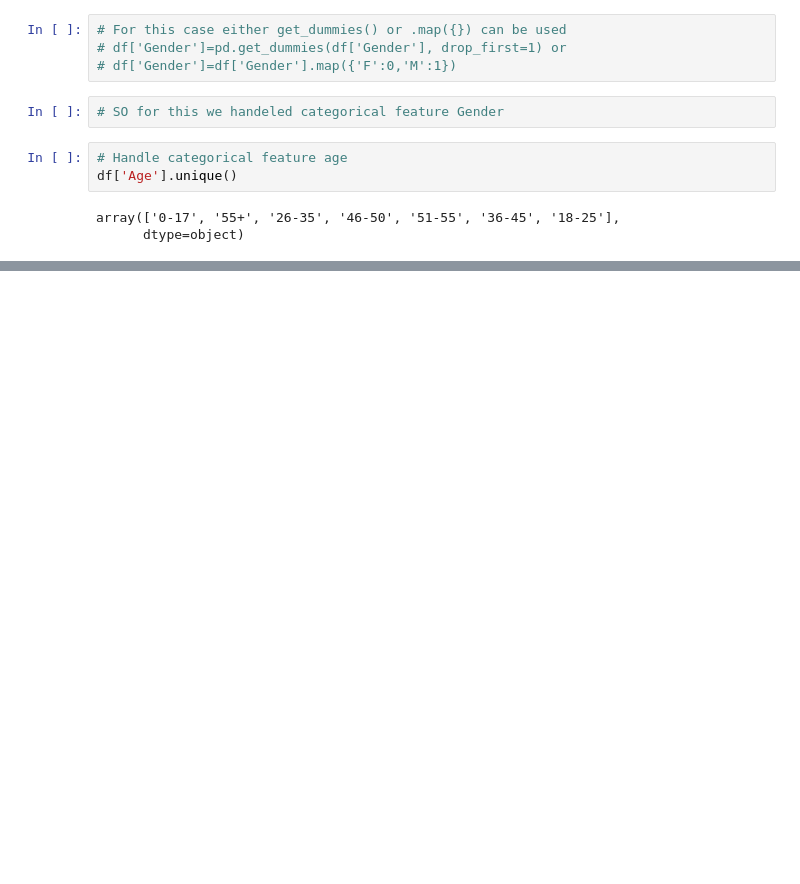
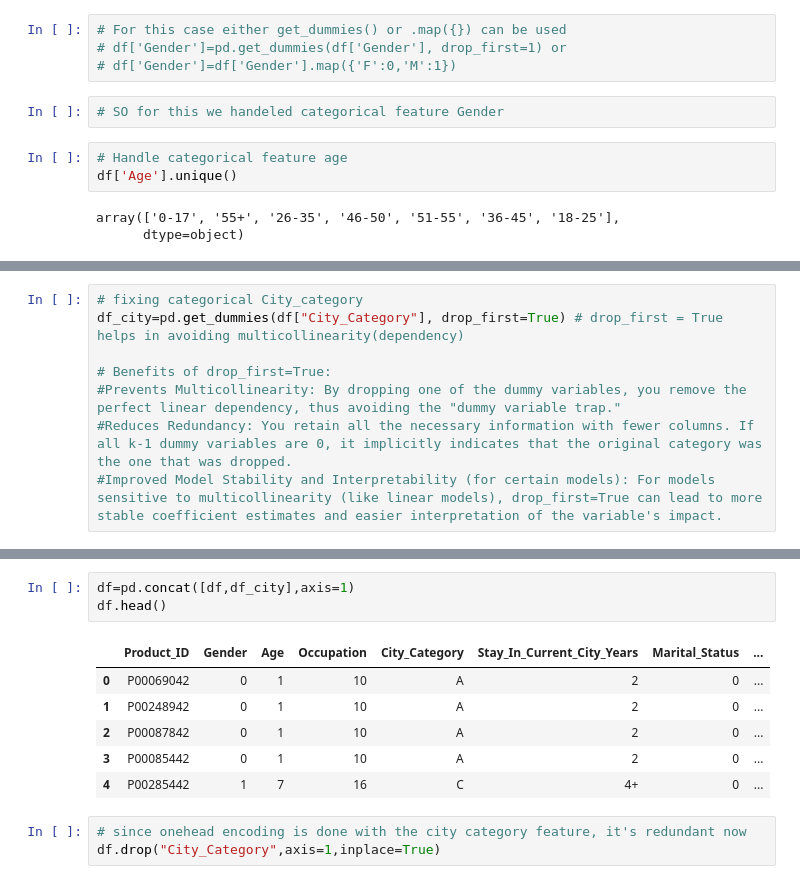
Before and after one commit to GitTanish/DataAnalysis, a Jupyter notebook: eda3.ipynb, the cells around one changed output, grey strips where cells are left out. Saved outputs shown, nothing was run; the diff lists cells and outputs as text; blank space fills up the shorter version.

```diff
--- a/eda3.ipynb
+++ b/eda3.ipynb
@@ -164,0 +179,8 @@ df.head()
+# %%
+# fixing categorical City_category
+df_city=pd.get_dummies(df["City_Category"], drop_first=True) # drop_first = True helps in avoiding multicollinearity(dependency)
+
+# Benefits of drop_first=True:
+#Prevents Multicollinearity: By dropping one of the dummy variables, you remove the perfect linear dependency, thus avoiding the "dummy variable trap."
+#Reduces Redundancy: You retain all the necessary information with fewer columns. If all k-1 dummy variables are 0, it implicitly indicates that the original category was the one that was dropped.
+#Improved Model Stability and Interpretability (for certain models): For models sensitive to multicollinearity (like linear models), drop_first=True can lead to more stable coefficient estimates and easier interpretation of the variable's impact.
@@ -164,0 +203,13 @@ df.head()
+# %%
+df=pd.concat([df,df_city],axis=1)
+df.head()
+# %% [output]
+|  | Product_ID | Gender | Age | Occupation | City_Category | Stay_In_Current_City_Years | Marital_Status | ... |
+| 0 | P00069042 | 0 | 1 | 10 | A | 2 | 0 | ... |
+| 1 | P00248942 | 0 | 1 | 10 | A | 2 | 0 | ... |
+| 2 | P00087842 | 0 | 1 | 10 | A | 2 | 0 | ... |
+| 3 | P00085442 | 0 | 1 | 10 | A | 2 | 0 | ... |
+| 4 | P00285442 | 1 | 7 | 16 | C | 4+ | 0 | ... |
+# %%
+# since onehead encoding is done with the city category feature, it's redundant now
+df.drop("City_Category",axis=1,inplace=True)
```
Also changed, not shown: parts of 17 cells of this notebook.
